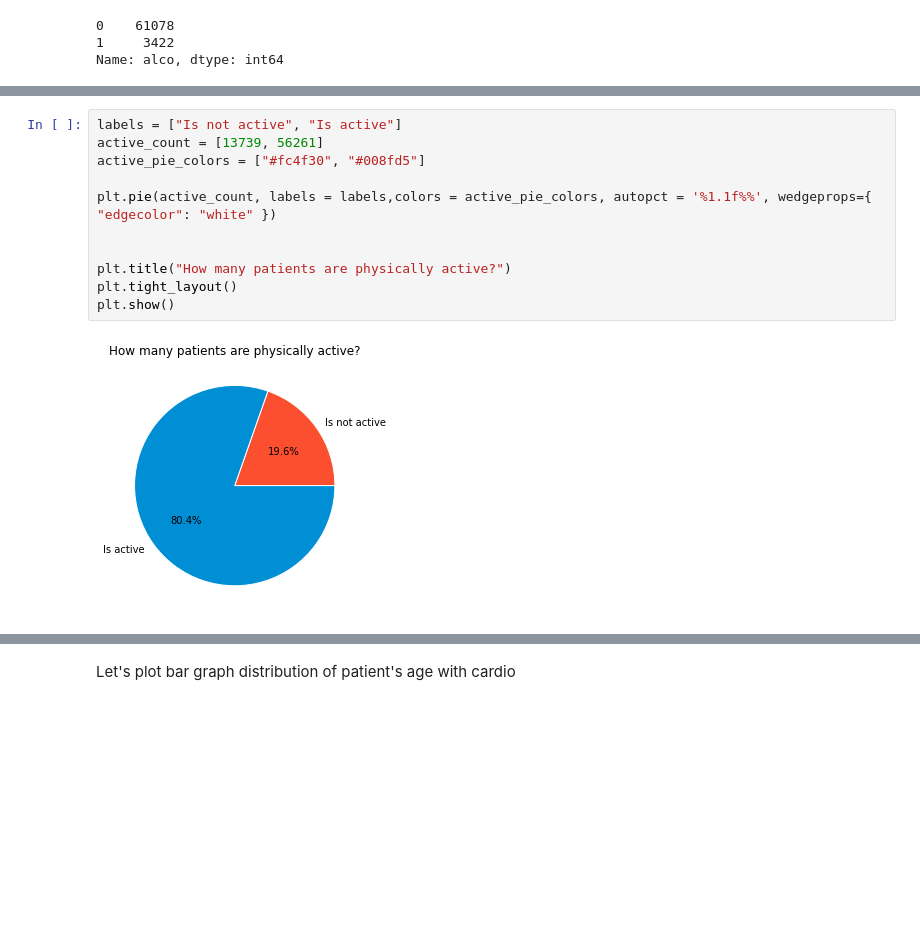
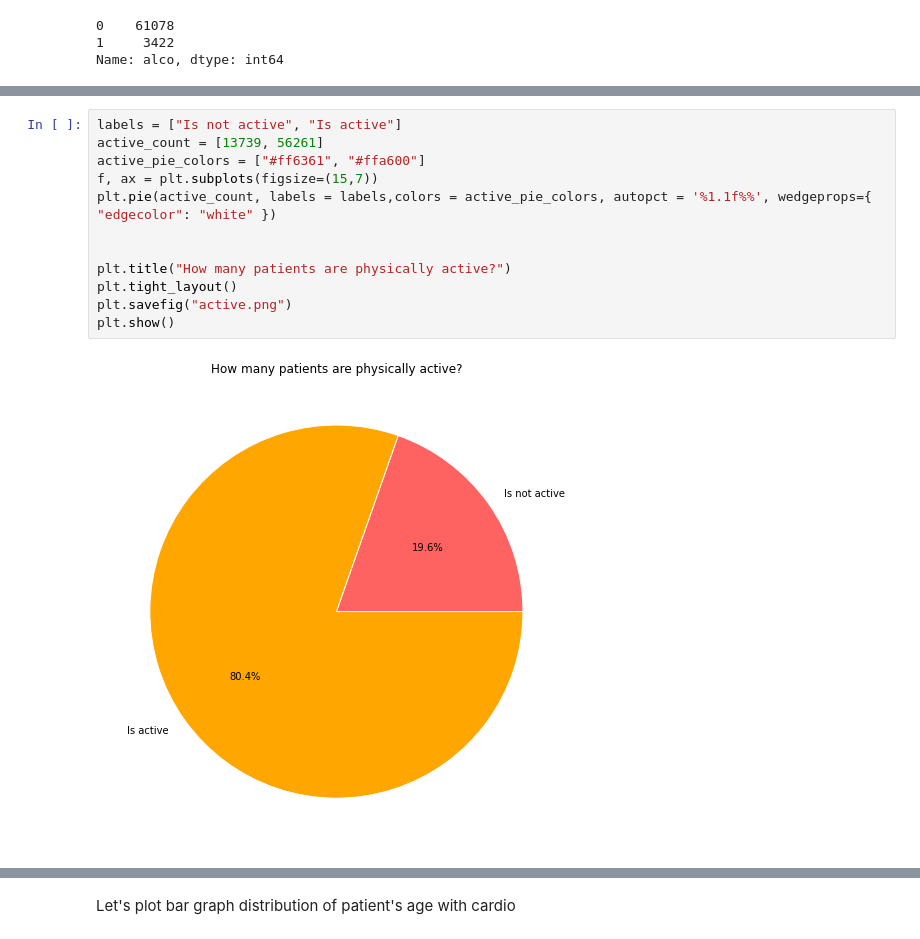
Before and after one commit to itsKarad/CVD_Predictor, a Jupyter notebook: cardiovascular_disease.ipynb, the cells around one changed output, grey strips where cells are left out. Drawn from its saved outputs; the diff is of its cells as text; blank space fills up the shorter version.

```diff
--- a/cardiovascular_disease.ipynb
+++ b/cardiovascular_disease.ipynb
@@ -457,16 +494,17 @@ plt.show()
 # %%
 labels = ["Is not active", "Is active"]
 active_count = [13739, 56261]
-active_pie_colors = ["#fc4f30", "#008fd5"]
-
+active_pie_colors = ["#ff6361", "#ffa600"]
+f, ax = plt.subplots(figsize=(15,7))
 plt.pie(active_count, labels = labels,colors = active_pie_colors, autopct = '%1.1f%%', wedgeprops={ "edgecolor": "white" })
 
 
 plt.title("How many patients are physically active?")
 plt.tight_layout()
+plt.savefig("active.png")
 plt.show()
 # %% [output]
-[figure, old version]
+[figure, new version]
 # %%
 labels = ["Doesn't drink", "Does drink"]
 alco_count  = [66236, 3764]
```
Also changed, not shown: parts of 19 cells of this notebook.
